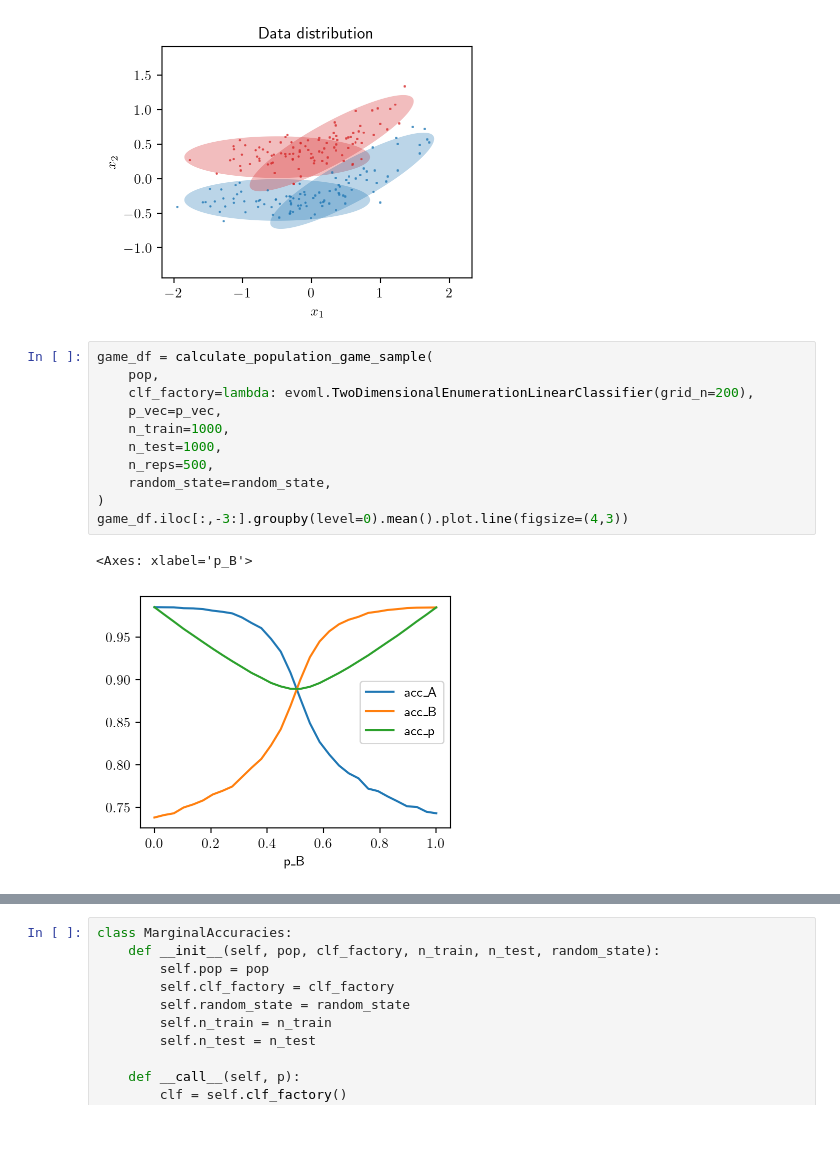
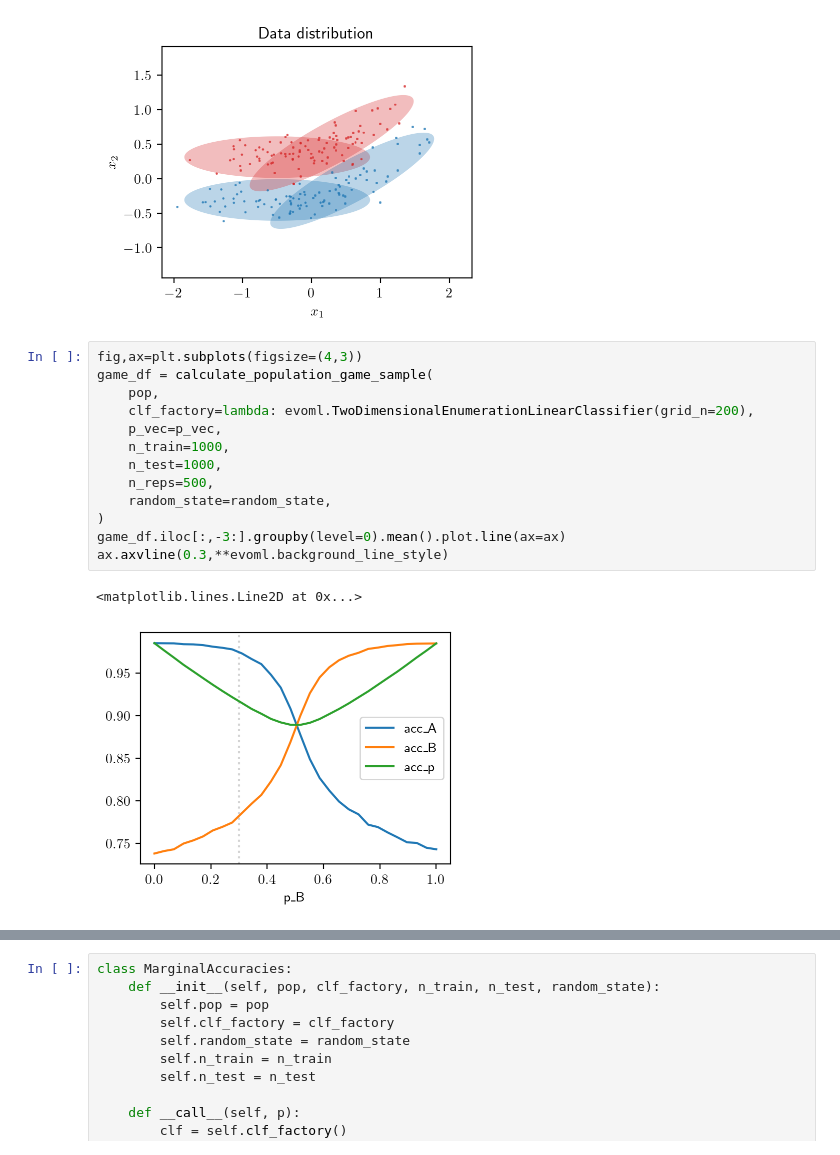
Before and after one commit to gsmithline/evolutionary-prediction-games, a Jupyter notebook: optimal_classifier_schematic.ipynb, the cells around one changed output, grey strips where cells are left out. Cells and saved outputs as stored; diff of their text form.

```diff
--- a/optimal_classifier_schematic.ipynb
+++ b/optimal_classifier_schematic.ipynb
@@ -91,16 +91,18 @@ evoml.plot_population_distribution(pop,ax=ax,random_state=random_state)
 <Axes: title={'center': 'Data distribution'}, xlabel='$x_1$', ylabel='$x_2$'>
 [figure]
 # %%
+fig,ax=plt.subplots(figsize=(4,3))
 game_df = calculate_population_game_sample(
     pop,
     clf_factory=lambda: evoml.TwoDimensionalEnumerationLinearClassifier(grid_n=200),
     p_vec=p_vec,
     n_train=1000,
     n_test=1000,
     n_reps=500,
     random_state=random_state,
 )
-game_df.iloc[:,-3:].groupby(level=0).mean().plot.line(figsize=(4,3))
+game_df.iloc[:,-3:].groupby(level=0).mean().plot.line(ax=ax)
+ax.axvline(0.3,**evoml.background_line_style)
 # %% [output]
-<Axes: xlabel='p_B'>
+<matplotlib.lines.Line2D at 0x...>
-[figure, old version]
+[figure, new version]
```
Also changed, not shown: parts of 3 cells of this notebook, 10 other files.
